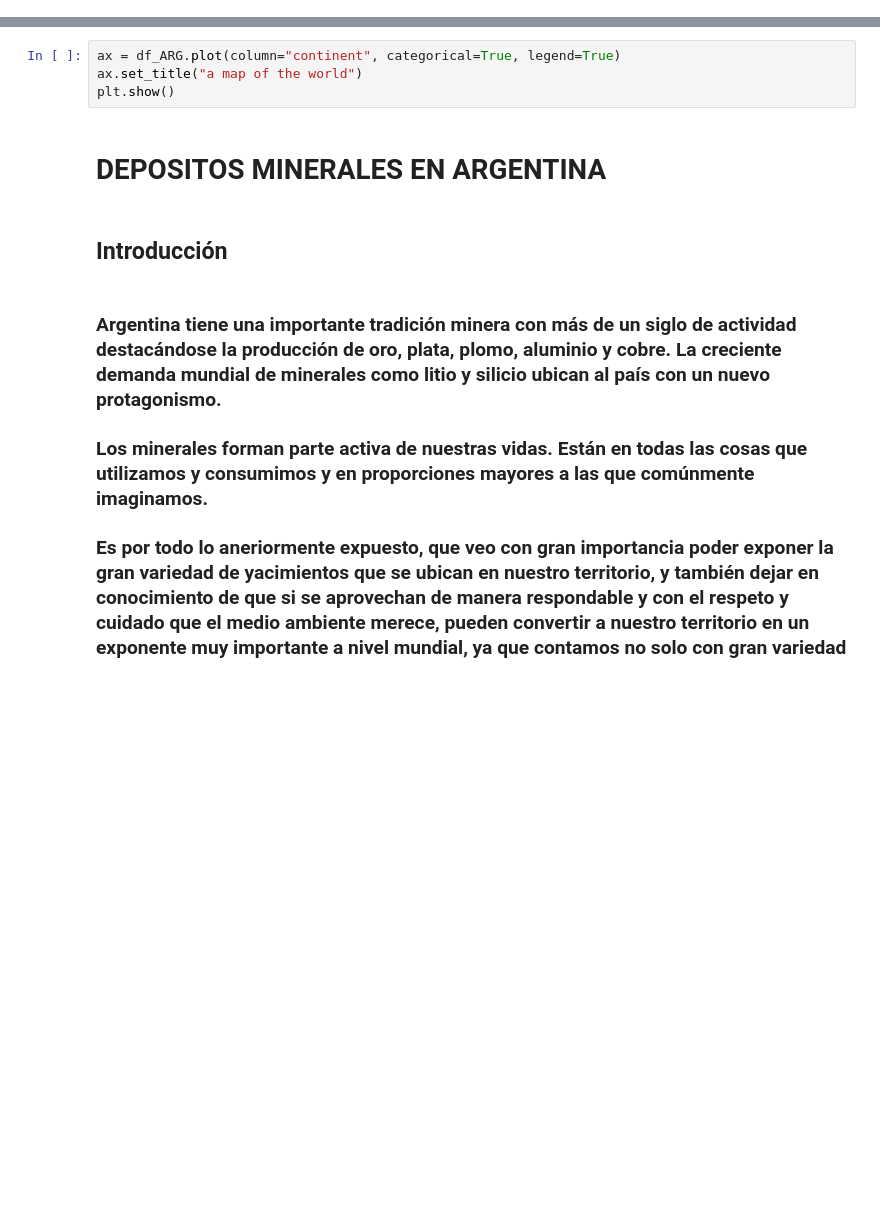
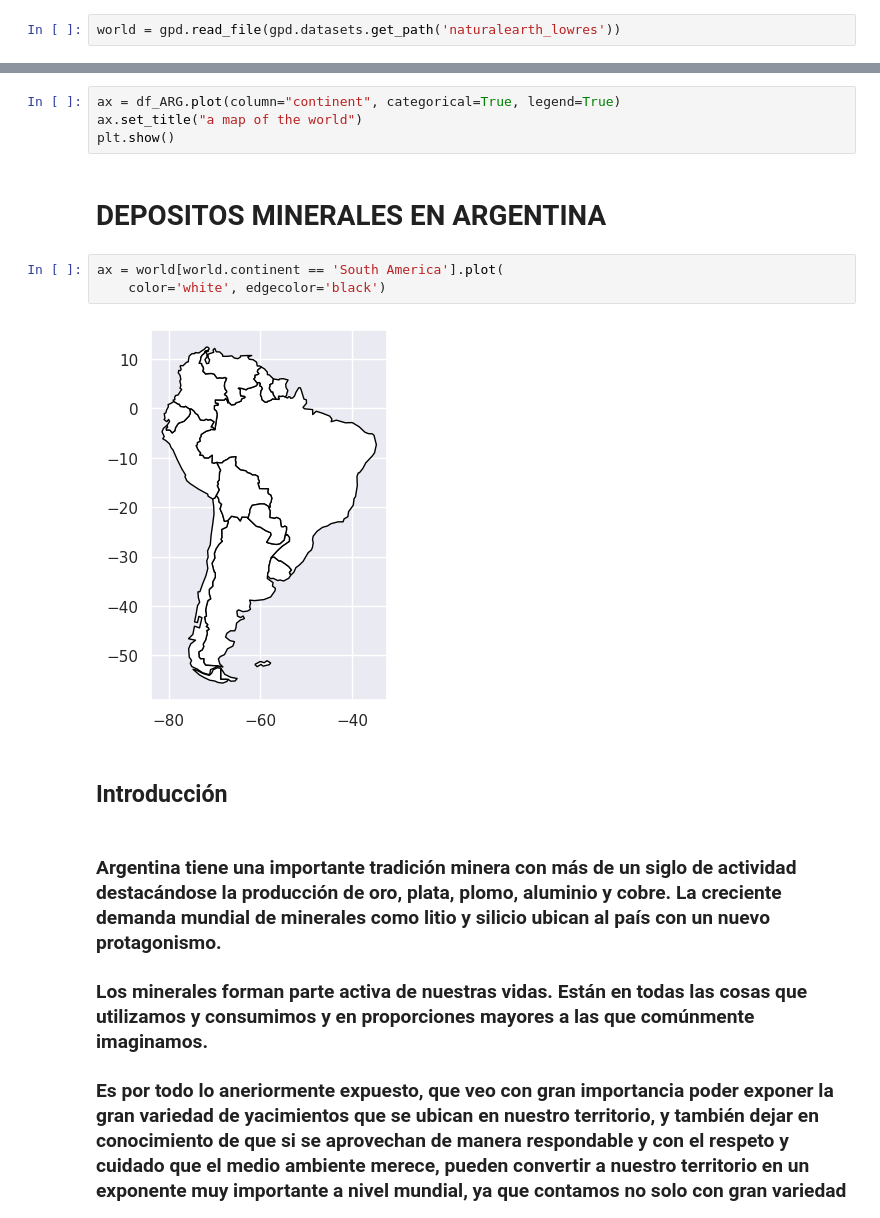
Before and after one commit to FacundoCardozo5/CoderHouse_CH-32845, a Jupyter notebook: notebooks/ProyectoDS_ParteI_Cardozo copy.ipynb, the cells around one changed output, grey strips where cells are left out. Cells and saved outputs as stored; diff of their text form; blank space fills up the shorter version.

```diff
--- a/notebooks/ProyectoDS_ParteI_Cardozo copy.ipynb
+++ b/notebooks/ProyectoDS_ParteI_Cardozo copy.ipynb
@@ -18,3 +55,5 @@ import geopandas as gpd
+# %%
+world = gpd.read_file(gpd.datasets.get_path('naturalearth_lowres'))
 # %% [markdown]
 # YACIMIENTOS MINERALES
 # %% [markdown]
@@ -426,6 +432,11 @@ ax.set_title("a map of the world")
 plt.show()
 # %% [markdown]
 # DEPOSITOS MINERALES EN ARGENTINA
+# %%
+ax = world[world.continent == 'South America'].plot(
+    color='white', edgecolor='black')
+# %% [output]
+[figure, added]
 # %% [markdown]
 ## Introducción
 # %% [markdown]
```
Also changed, not shown: parts of 9 cells of this notebook.
